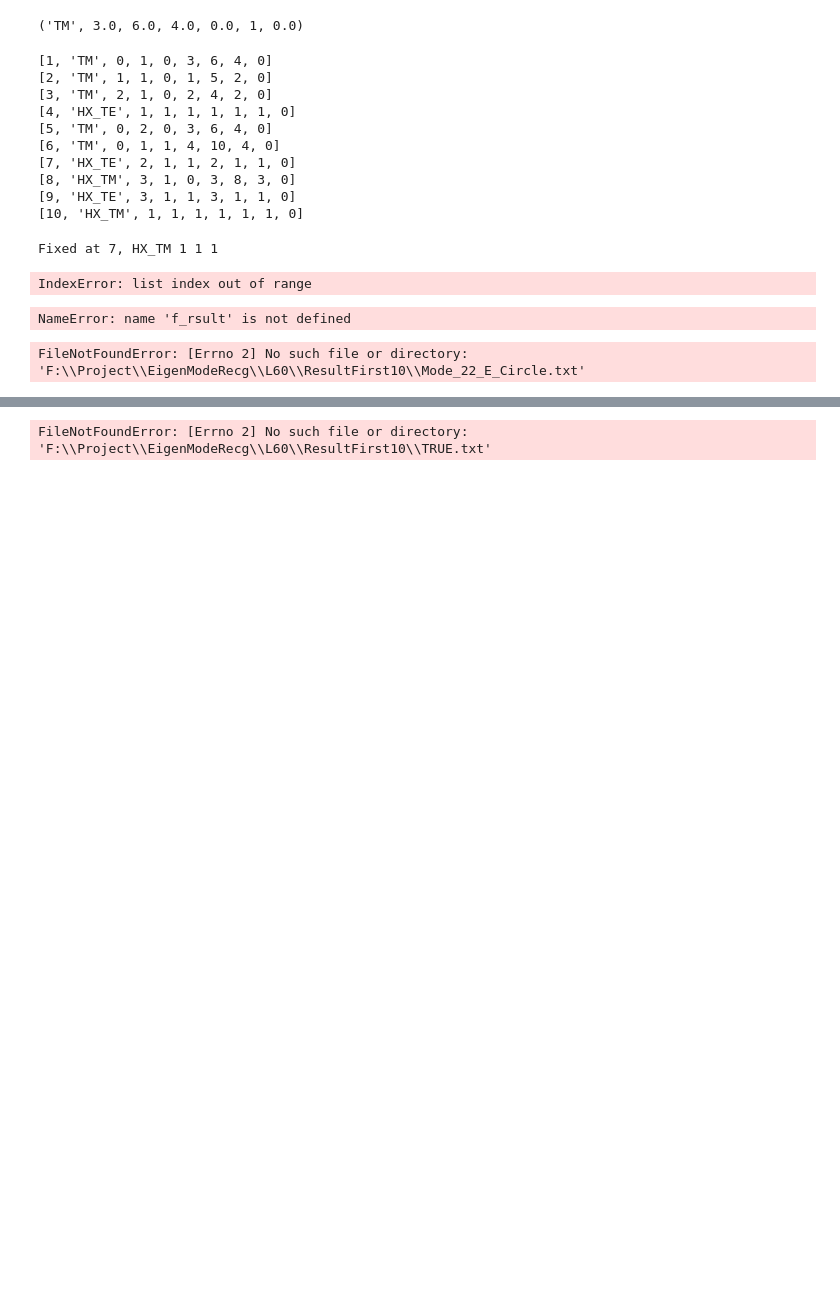
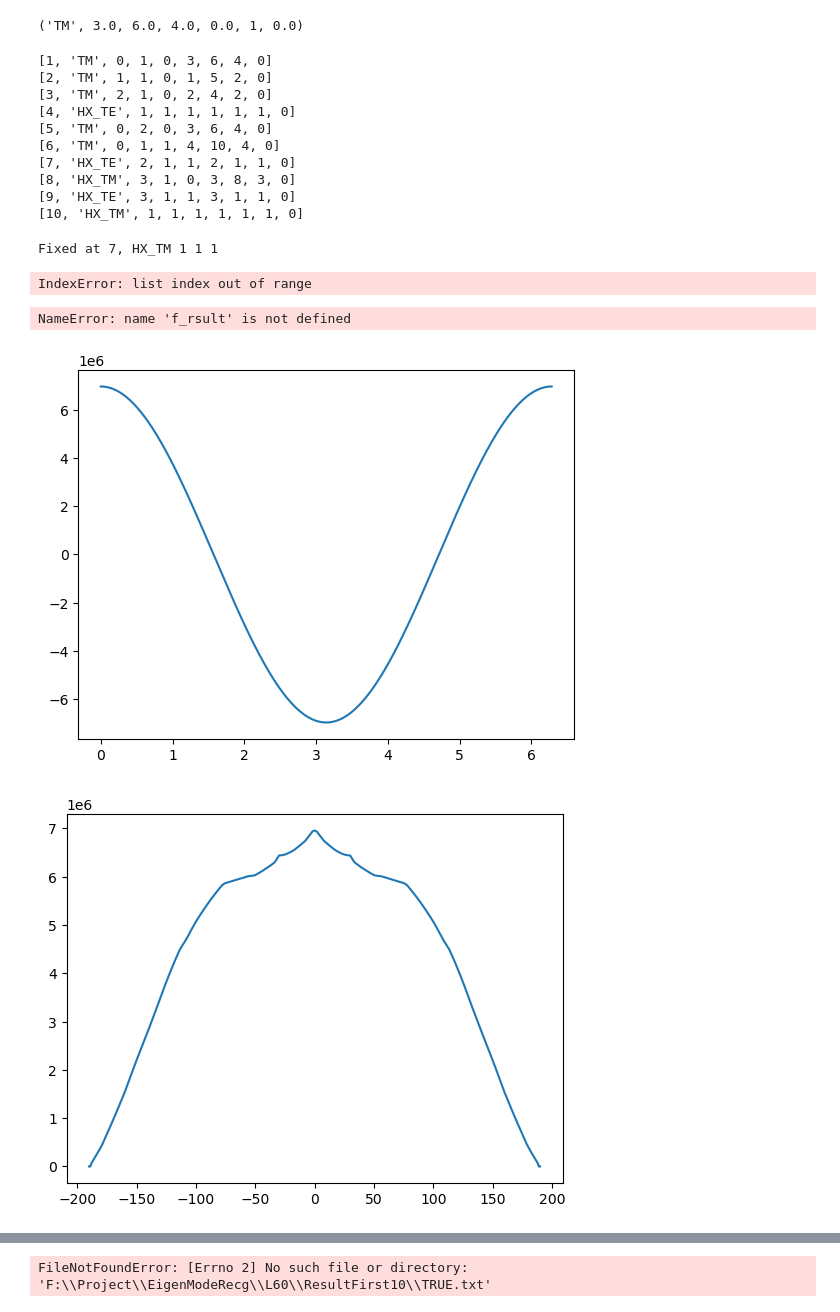
Before and after one commit to wzmsykk/cst_tools, a Jupyter notebook: utils/mode_base_TM020.ipynb, the cells around one changed output, grey strips where cells are left out. Saved outputs shown, nothing was run; the diff lists cells and outputs as text; code cells hidden in the pictures; blank space fills up the shorter version.

Commit message:
mode rec

```diff
--- a/utils/mode_base_TM020.ipynb
+++ b/utils/mode_base_TM020.ipynb
@@ -592,6 +592,7 @@ result_for_copy_ex(f_rsult,rlist,verbose=1)
 # %% [output]
 NameError: name 'f_rsult' is not defined
 # %%
-showModePlot(result_dir,22)
+showModePlot(result_dir,10)
 # %% [output]
-FileNotFoundError: [Errno 2] No such file or directory: 'F:\\Project\\EigenModeRecg\\L60\\ResultFirst10\\Mode_22_E_Circle.txt'
+[figure, added]
+[figure, added]
```
Also changed, not shown: parts of 1 cell of this notebook, 1 other file.
